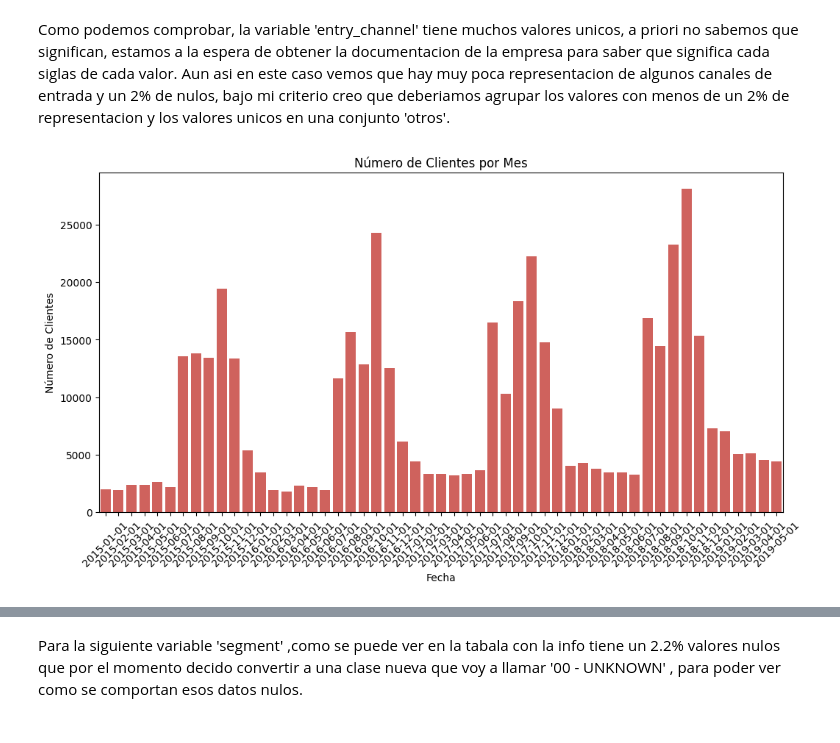
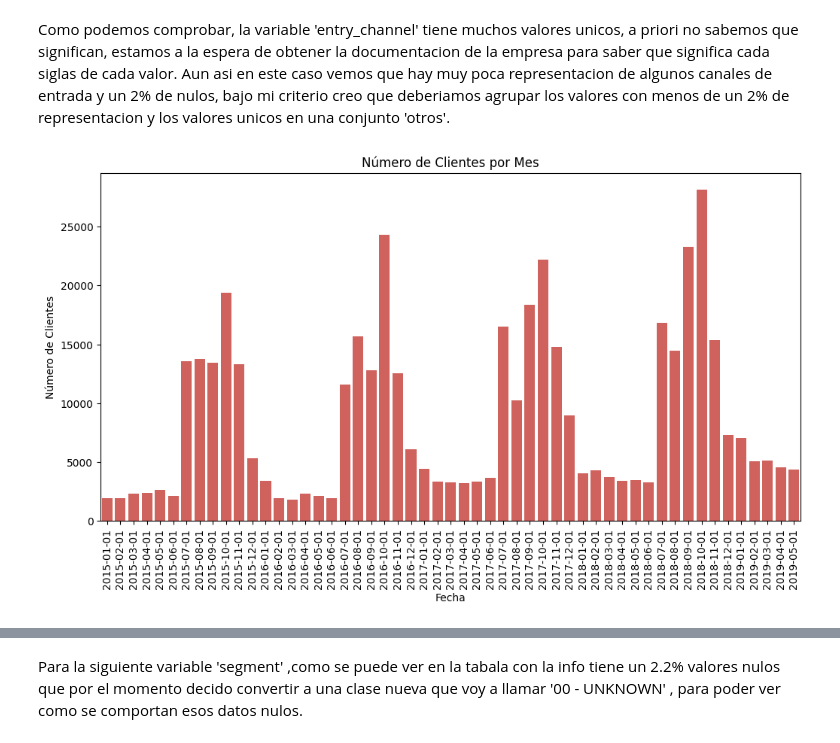
Before and after one commit to jascicz/easy_money_Project, a Jupyter notebook: david-Proyecto.ipynb, the cells around one changed output, grey strips where cells are left out. Drawn from its saved outputs; the diff is of its cells as text; code cells hidden in the pictures.

```diff
--- a/david-Proyecto.ipynb
+++ b/david-Proyecto.ipynb
@@ -289,21 +289,21 @@ Como podemos comprobar, la variable 'entry_channel' tiene muchos valores unicos,
 # %%
 # Asegurarnos de que la columna 'entry_date' esté en formato datetime
 df_filtered_first = df_filtered_first.copy()
 df_filtered_first['entry_date'] = pd.to_datetime(df_filtered_first['entry_date'],format='%Y-%m-%d', errors='coerce')
 
 # Agrupar por mes y contar el número de clientes
 df_monthly = df_filtered_first.groupby(df_filtered_first['entry_date'].dt.to_period('M')).size().reset_index(name='count')
 
 # Convertir la columna 'entry_date' de Period a datetime para poder graficar correctamente
 df_monthly['entry_date'] = df_monthly['entry_date'].dt.to_timestamp()
 
 # Graficar en barras
 plt.figure(figsize=(12, 6))
 sns.barplot(x='entry_date', y='count', data=df_monthly)
 plt.title('Número de Clientes por Mes')
 plt.xlabel('Fecha')
 plt.ylabel('Número de Clientes')
-plt.xticks(rotation=45)
+plt.xticks(rotation=90)
 plt.show()
 # %% [output]
-[figure, old version]
+[figure, new version]
```
Also changed, not shown: parts of 4 cells of this notebook.
